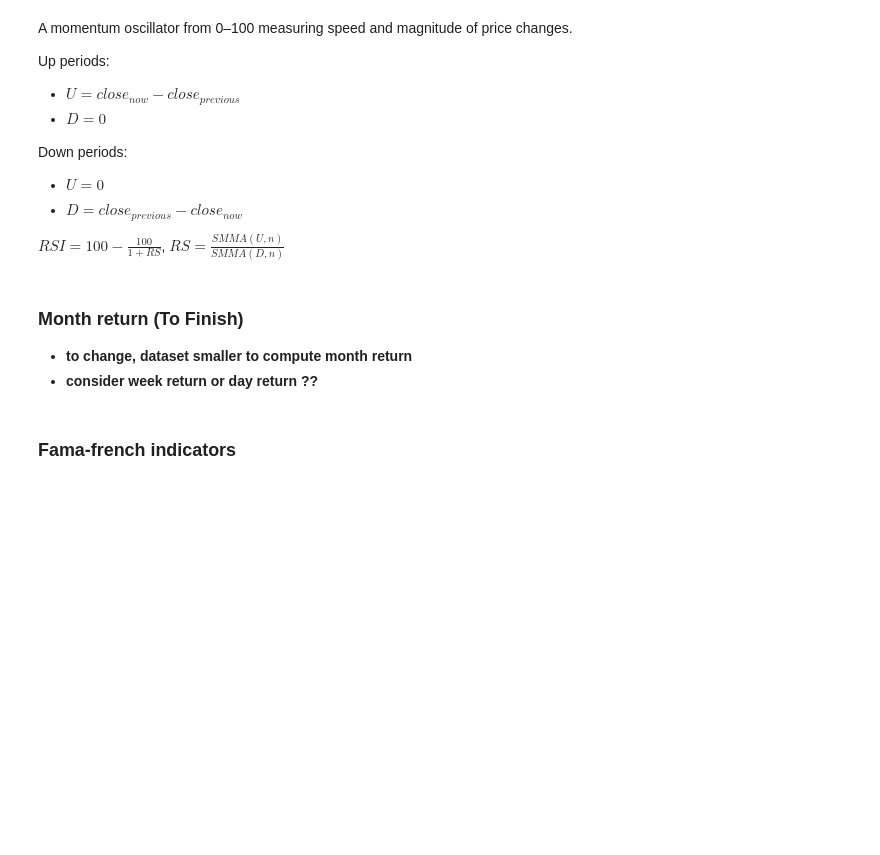
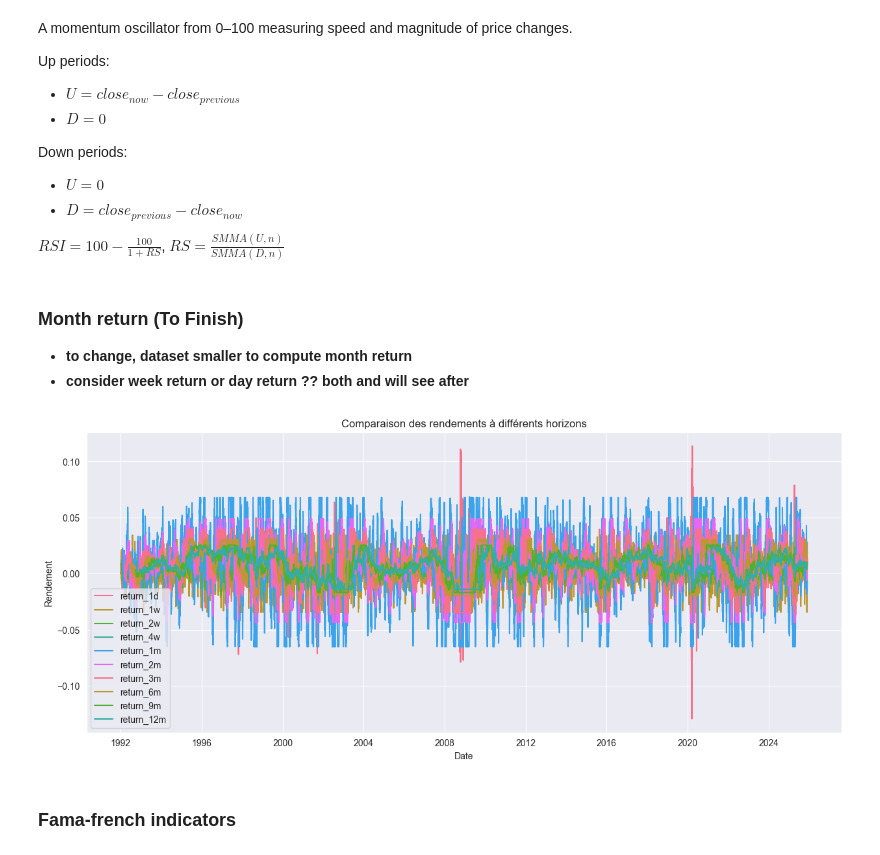
Before and after one commit to arcadiumstreet/MachineLearningProject, a Jupyter notebook: Project/Code/indicators.ipynb, the cells around one changed output. Saved outputs shown, nothing was run; the diff lists cells and outputs as text; code cells hidden in the pictures; blank space fills up the shorter version.

```diff
--- a/Project/Code/indicators.ipynb
+++ b/Project/Code/indicators.ipynb
@@ -194,7 +213,7 @@ data["bb_mid"] = bb_mid
 ### Garman-Klass Volatily (GKV)
 # %%
 op_left = ((np.log(data['High']) - np.log(data['Low']))**2)/2
-op_right = (2*np.log(2)-1)*(np.log(data['Adj Close']) - np.log(data['Open']))**2
+op_right = (2*np.log(2)-1)*(np.log(data['Close']) - np.log(data['Open']))**2
 data['GKV'] = op_left - op_right
 # %% [markdown]
 ### Moving Average Convergence Divergence (MACD)
@@ -240,18 +259,54 @@ smma = ta.smma(data['Adj Close'], length=days)
 ### Month return (To Finish)
 
 - **to change, dataset smaller to compute month return**
-- **consider week return or day return ??**
+- **consider week return or day return ?? both and will see after**
 # %%
 outlier_cutoff = 0.05
-lags = [1, 2, 3, 6, 9, 12]
+monthly_lags = [1, 2, 3, 6, 9, 12]  # months 21 trading days
+weekly_lags  = [1, 2, 4]            # weeks 5 trading days
 
-for lag in lags:
-    data[f"return_{lag}m"] = data["Adj Close"]     \
-                            .pct_change(periods=lag)\
-                            .pipe(lambda x: x.clip(lower=x.quantile(outlier_cutoff),
-                                                   upper=x.quantile(1-outlier_cutoff)))\
-                            .add(1) \
-                            .pow(1/lag) \
-                            .sub(1)
+# rendement 1d (simple + log) sur colonne ajustée
+data['return_1d'] = data[adj_col].pct_change()
+data['log_return_1d'] = np.log(data[adj_col]).diff()
+
+def _clean_and_mean_per_period(raw_series, periods, outlier_cutoff=0.05):
+    # clippe extrêmes via quantiles puis convertit un rendement cumulé R over N periods
+    # en rendement moyen par période (géométrique) : (1+R)^(1/N)-1
+    clean = raw_series.clip(lower=raw_series.quantile(outlier_cutoff),
+                             upper=raw_series.quantile(1 - outlier_cutoff))
+    with np.errstate(divide='ignore', invalid='ignore'):
+        per_period = (clean.add(1)).pow(1.0 / periods).sub(1)
+    return per_period
+
+# weekly returns (convertir change sur 5*lag jours -> rendement moyen par semaine)
+for lag in weekly_lags:
+    days = 5 * lag
+    raw = data[adj_col].pct_change(periods=days)
+    data[f'return_{lag}w'] = _clean_and_mean_per_period(raw, periods=lag, outlier_cutoff=outlier_cutoff)
+
+# monthly returns (change sur ~21*lag jours -> rendement moyen par mois)
+for lag in monthly_lags:
+    days = int(round(21 * lag))
+    raw = data[adj_col].pct_change(periods=days)
+    data[f'return_{lag}m'] = _clean_and_mean_per_period(raw, periods=lag, outlier_cutoff=outlier_cutoff)
+
+data.head()
+
+data = data.set_index('Date')
+cols = ['return_1d'] + \
+       [f'return_{lag}w' for lag in weekly_lags] + \
+       [f'return_{lag}m' for lag in monthly_lags]
+
+plt.figure(figsize=(15,6))
+for c in cols:
+    plt.plot(data.index, data[c], label=c)
+
+plt.title("Comparaison des rendements à différents horizons")
+plt.xlabel("Date")
+plt.ylabel("Rendement")
+plt.legend()
+plt.show()
+# %% [output]
+[figure, added]
 # %% [markdown]
 ### Fama-french indicators
```
Also changed, not shown: parts of 9 cells of this notebook, 4 other files.
